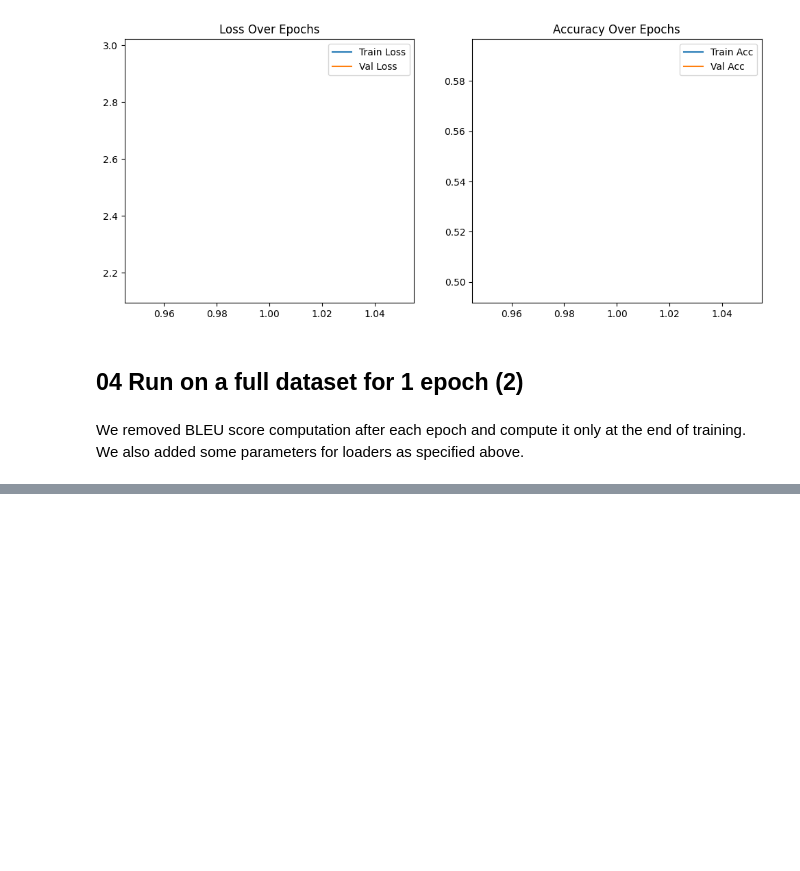
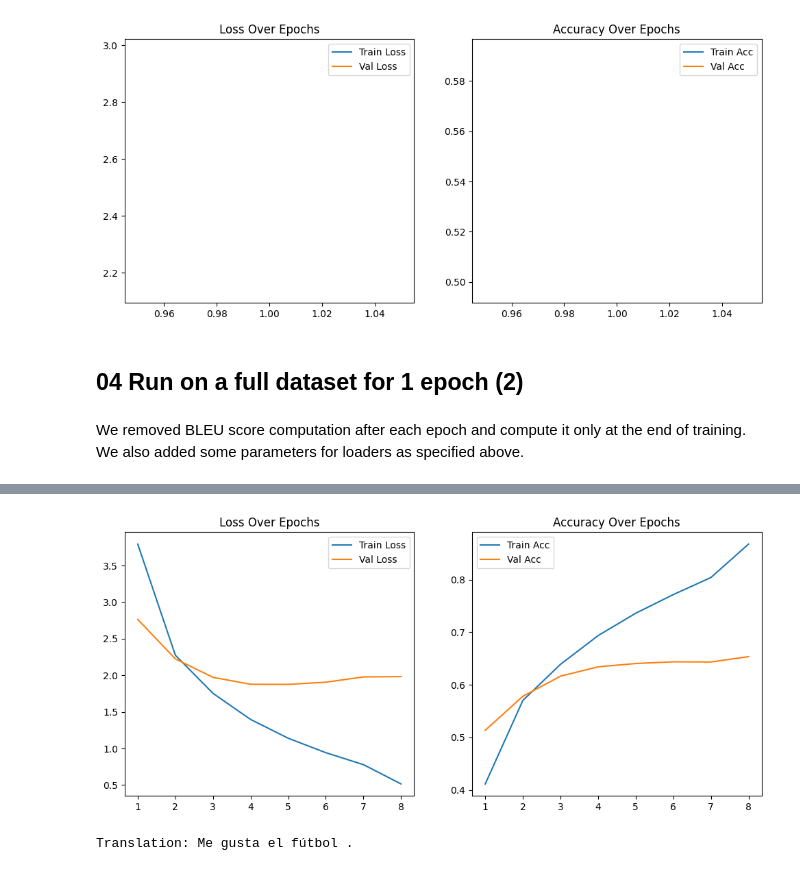
Before and after one commit to ilyarudyak/DL_projects_2026, a Jupyter notebook: 02-machine-translation/notebooks/03_experiments_colab_v1.ipynb, the cells around one changed output, grey strips where cells are left out. Saved outputs shown, nothing was run; the diff lists cells and outputs as text; code cells hidden in the pictures; blank space fills up the shorter version.

```diff
--- a/02-machine-translation/notebooks/03_experiments_colab_v1.ipynb
+++ b/02-machine-translation/notebooks/03_experiments_colab_v1.ipynb
@@ -301,0 +419,22 @@ runner.plot_training_curves()
+# %%
+# Create a config object for Tatoeba dataset
+config = TatoebaConfig()
+
+# Set parameters for a quick test run
+config.epochs = 10
+config.batch_size = 512
+
+# Create an instance of the ExperimentRunnerWithCustomLogging class
+runner = ExperimentRunnerWithCustomLogging(
+    config=config,
+    run_name="base_config_colab_batch_size=512",
+    data_limit=None,  # Limit the number of data samples for quick testing
+    print_every_n_epochs=1
+)
+
+# Fit the model using the runner
+runner.fit()
+
+# Plot the training and validation loss curves
+runner.plot_training_curves()
+# %% [output]
@@ -301,0 +458,6 @@ runner.plot_training_curves()
+[figure, added]
+# %%
+translation = runner.model.translate("I like soccer.")
+print(f"Translation: {translation}")
+# %% [output]
+Translation: Me gusta el fútbol .
```
Also changed, not shown: parts of 13 cells of this notebook, 5 other files.
